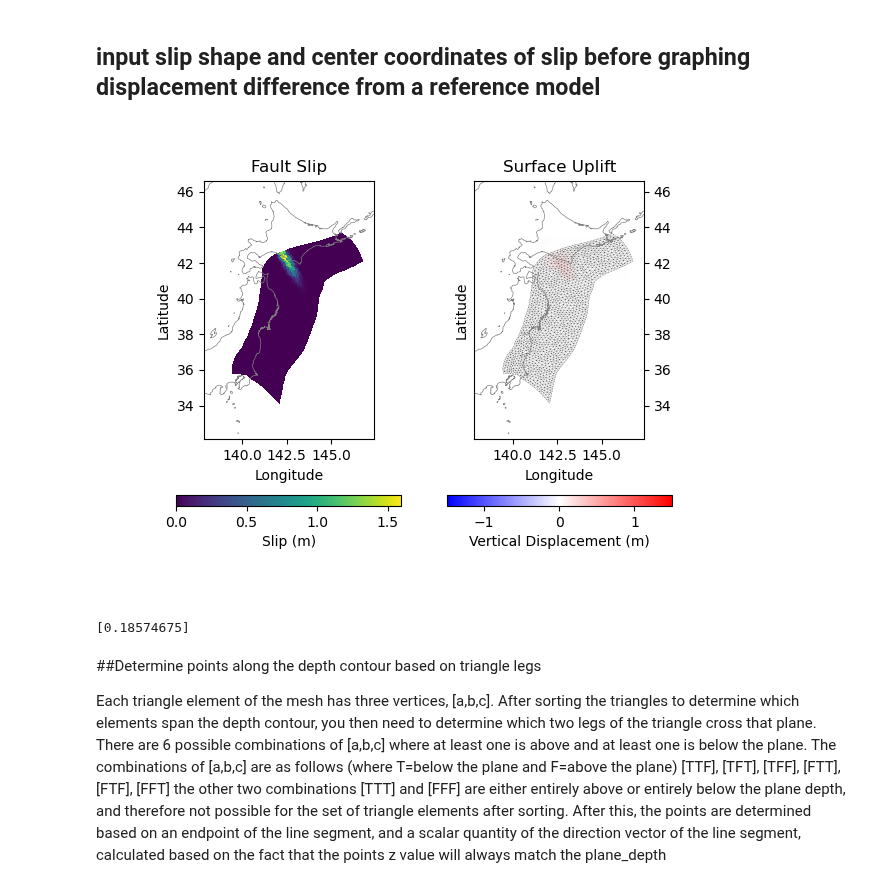
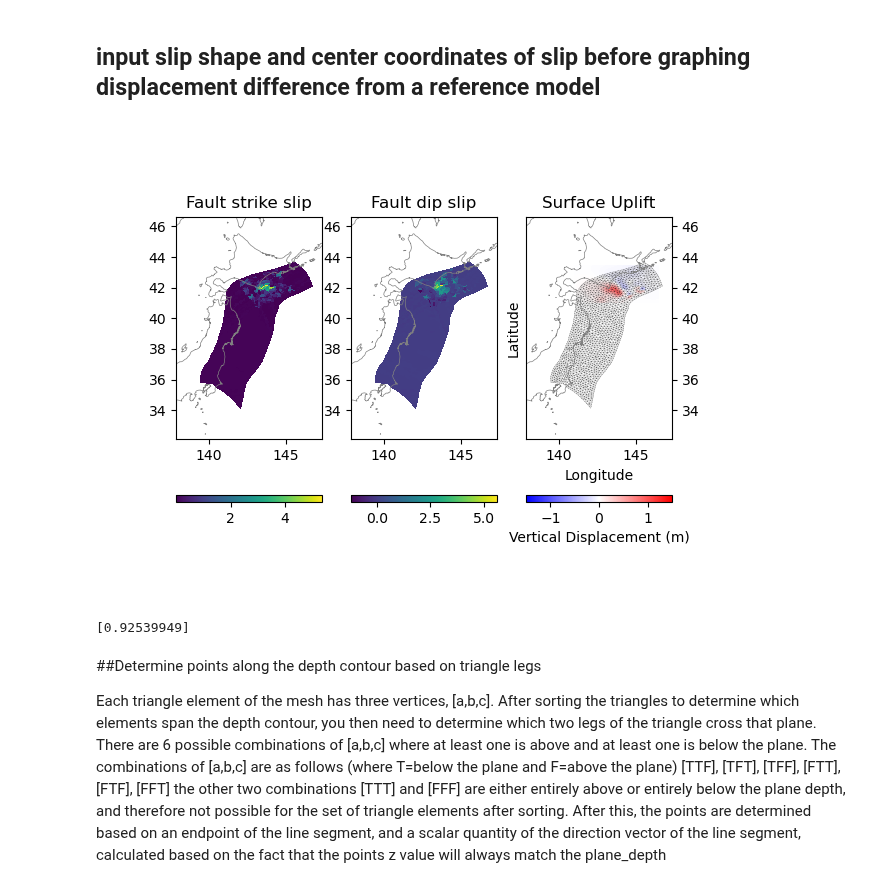
Before and after one commit to e-middleton/Emily_fault_displacement, a Jupyter notebook: fault_displacement.ipynb, the cells around one changed output. Saved outputs shown, nothing was run; the diff lists cells and outputs as text; code cells hidden in the pictures.

```diff
--- a/fault_displacement.ipynb
+++ b/fault_displacement.ipynb
@@ -339,17 +345,18 @@ slip_shape = np.array([0.15, .75, 150])
 
 #s only magnitude, not direction for each triangle
 #2.5 means 2.5 m of slip is the max
-s = radgauss(lon_center, lat_center, 1.6, mesh["centroids"][:, 0], mesh["centroids"][:, 1], slip_shape)
+# s = radgauss(lon_center, lat_center, 1.6, mesh["centroids"][:, 0], mesh["centroids"][:, 1], slip_shape)
+# mesh["slip"] = s
+s = new_grid_slip
+mesh["rake"] = new_rake_vals
 mesh["slip"] = s
-#s = new_grid_slip
-#mesh["rake"] = new_rake_vals
 
 # #separate the strike slip and the dip slip:
-# strike_slip = 1* s*(np.sin(np.deg2rad(mesh["strike"] - mesh["rake"])))
-# dip_slip = -1* s*(np.cos(np.deg2rad(mesh["strike"] - mesh["rake"])))
+strike_slip = 1* s*(np.sin(np.deg2rad(mesh["strike"] - mesh["rake"])))
+dip_slip = -1* s*(np.cos(np.deg2rad(mesh["strike"] - mesh["rake"])))
 
-# mesh["ss"] = strike_slip
-# mesh["ds"] = dip_slip
+mesh["ss"] = strike_slip
+mesh["ds"] = dip_slip
 #calculate the moment
 #moment = rigidity x area x slip
 rigidity = 3e10 #N / m^2
@@ -368,10 +375,10 @@ moment_mag =(2/3) * (np.log10(total_moment) - 9.1)
 
 
 # # Create full slip distribution, adding radial slip as dip-slip #USE FOR HIDAKA
-slip = np.vstack((np.zeros_like(s), s, np.zeros_like(s))).T
+# slip = np.vstack((np.zeros_like(s), s, np.zeros_like(s))).T
 
 #creating slip distribution with strike-slip and dip-slip separated #USE FOR SUBDUCTION ZONE
-# slip = np.vstack((strike_slip, dip_slip, np.zeros_like(s))).T
+slip = np.vstack((strike_slip, dip_slip, np.zeros_like(s))).T
 
 # Calculate predicted displacement at grid points that arises from fault slip
 pred_disp = disp_mat.reshape((-1, 3*ntri)).dot(slip.reshape(3*ntri, 1))
@@ -380,67 +387,67 @@ pred_disp = disp_mat.reshape((-1, 3*ntri)).dot(slip.reshape(3*ntri, 1))
 plt.close('all')
 # Visualize the slip and displacement pattern HOKKAIDO graph
 
-# fig, ax = plt.subplots(1, 3) #when it was 1, 2 it was fault slip and grid displacement, but if I add third can do (strike slip, dip slip, grid displacement)
-# sso = ax[0].tripcolor(mesh["points"][:, 0], mesh["points"][:, 1], mesh["verts"], facecolors=slip[:,0])
-# dso = ax[1].tripcolor(mesh["points"][:, 0], mesh["points"][:, 1], mesh["verts"], facecolors=slip[:,1])
-# fig.colorbar(sso, ax=ax[0], orientation='horizontal')
-# fig.colorbar(dso, ax=ax[1], orientation='horizontal')
+fig, ax = plt.subplots(1, 3) #when it was 1, 2 it was fault slip and grid displacement, but if I add third can do (strike slip, dip slip, grid displacement)
+sso = ax[0].tripcolor(mesh["points"][:, 0], mesh["points"][:, 1], mesh["verts"], facecolors=slip[:,0])
+dso = ax[1].tripcolor(mesh["points"][:, 0], mesh["points"][:, 1], mesh["verts"], facecolors=slip[:,1])
+fig.colorbar(sso, ax=ax[0], orientation='horizontal')
+fig.colorbar(dso, ax=ax[1], orientation='horizontal')
+ax[0].plot(coast.lon+360*(1-lon_corr), coast.lat, color="gray", linewidth=0.5)
+ax[1].plot(coast.lon+360*(1-lon_corr), coast.lat, color="gray", linewidth=0.5)
+ax[1].set(xlim=(xmin, xmax), ylim=(ymin, ymax), aspect='equal')
+ax[0].set(xlim=(xmin, xmax), ylim=(ymin, ymax), aspect='equal')
+ax[0].title.set_text("Fault strike slip") #graph 1
+ax[1].title.set_text("Fault dip slip") #graph 2
+# Show uplift (pred_disp[2::3])
+
+# #HIDAKA graph (radial slip not strike/dip separate)
+# fig, ax = plt.subplots(1, 2) #HIDAKA radial slip not strike/dip
+# rso = ax[0].tripcolor(mesh["points"][:,0], mesh["points"][:,1], mesh["verts"], facecolors=s)
+# cbar1 = fig.colorbar(rso, ax=ax[0], orientation='horizontal')
+# cbar1.set_label("Slip (m)")
 # ax[0].plot(coast.lon+360*(1-lon_corr), coast.lat, color="gray", linewidth=0.5)
-# ax[1].plot(coast.lon+360*(1-lon_corr), coast.lat, color="gray", linewidth=0.5)
-# ax[1].set(xlim=(xmin, xmax), ylim=(ymin, ymax), aspect='equal')
 # ax[0].set(xlim=(xmin, xmax), ylim=(ymin, ymax), aspect='equal')
-# ax[0].title.set_text("Fault strike slip") #graph 1
-# ax[1].title.set_text("Fault dip slip") #graph 2
-# # Show uplift (pred_disp[2::3])
-
-#HIDAKA graph (radial slip not strike/dip separate)
-fig, ax = plt.subplots(1, 2) #HIDAKA radial slip not strike/dip
-rso = ax[0].tripcolor(mesh["points"][:,0], mesh["points"][:,1], mesh["verts"], facecolors=s)
-cbar1 = fig.colorbar(rso, ax=ax[0], orientation='horizontal')
-cbar1.set_label("Slip (m)")
-ax[0].plot(coast.lon+360*(1-lon_corr), coast.lat, color="gray", linewidth=0.5)
-ax[0].set(xlim=(xmin, xmax), ylim=(ymin, ymax), aspect='equal')
-ax[0].title.set_text("Fault Slip") #graph 1
-ax[0].set_ylabel("Latitude")
-ax[0].set_xlabel("Longitude")
+# ax[0].title.set_text("Fault Slip") #graph 1
+# ax[0].set_ylabel("Latitude")
+# ax[0].set_xlabel("Longitude")
 
 # #read in the reference fault
 # hf = h5py.File('miniReferenceDisp.h5', 'r')
 # ref_pred_disp = np.array(hf["miniReferenceDisp"])
 # hf.close()
 
 # Get limits of displacement that is being plotted
 #pred disp 2 means vertical displacement at the grid points (0 is east west and 1 is north/south) after matrix multiplication
 #plot_disp = (pred_disp[2::3] - ref_pred_disp[2::3])
 plot_disp = (pred_disp[2::3])
 max_mag = np.max([np.max(plot_disp), np.abs(np.min(plot_disp))])
 #gdo = ax[2].pcolormesh(obsx, obsy, plot_disp.reshape(np.shape(obsx)), shading="auto", cmap="bwr", vmin=-max_mag, vmax=max_mag) #we can assume maxSlip=1, pos=red, neg=blue
 #set color scale to being UNIFORM not dependent on max for that run/trial
 #used to be vmin=-max_mag, vmax=max_mag, changing it to -0.5 = min, 0.5 = max
-gdo = ax[1].pcolormesh(obsx, obsy, plot_disp.reshape(np.shape(obsx)), shading="auto", cmap="bwr", vmin=-1.5, vmax=1.5)
+gdo = ax[2].pcolormesh(obsx, obsy, plot_disp.reshape(np.shape(obsx)), shading="auto", cmap="bwr", vmin=-1.5, vmax=1.5)
 #fig.colorbar(gdo, ax=ax[2], orientation='horizontal')
-cbar = fig.colorbar(gdo, ax=ax[1], orientation='horizontal')
+cbar = fig.colorbar(gdo, ax=ax[2], orientation='horizontal')
 cbar.set_label("Vertical Displacement (m)")
 # Draw the fault
 #ax[2].triplot(mesh["points"][:, 0], mesh["points"][:, 1], mesh["verts"], linewidth=0.25, color='k')
-ax[1].triplot(mesh["points"][:,0], mesh["points"][:,1], mesh["verts"], linewidth=0.1, color='k')
+ax[2].triplot(mesh["points"][:,0], mesh["points"][:,1], mesh["verts"], linewidth=0.1, color='k')
 # Add coastline
 # ax[2].plot(coast.lon+360*(1-lon_corr), coast.lat, color="gray", linewidth=0.5)
 # ax[2].set(xlim=(xmin, xmax), ylim=(ymin, ymax), aspect='equal')
 # ax[2].yaxis.tick_right()
 # ax[2].title.set_text("Grid displacement")
-ax[1].plot(coast.lon+360*(1-lon_corr), coast.lat, color="gray", linewidth=0.5)
-ax[1].set(xlim=(xmin, xmax), ylim=(ymin, ymax), aspect='equal')
-ax[1].yaxis.tick_right()
+ax[2].plot(coast.lon+360*(1-lon_corr), coast.lat, color="gray", linewidth=0.5)
+ax[2].set(xlim=(xmin, xmax), ylim=(ymin, ymax), aspect='equal')
+ax[2].yaxis.tick_right()
 plt.ylabel("Latitude")
 plt.xlabel("Longitude")
-ax[1].title.set_text("Surface Uplift")
+ax[2].title.set_text("Surface Uplift")
 plt.show()
 
 print(max(pred_disp[2::3]))
 # %% [output]
-[figure, old version]
+[figure, new version]
-[0.18574675]
+[0.92539949]
 # %%
 # Helpful functions for determining points along triangle legs
 
```
Also changed, not shown: parts of 1 cell of this notebook.
